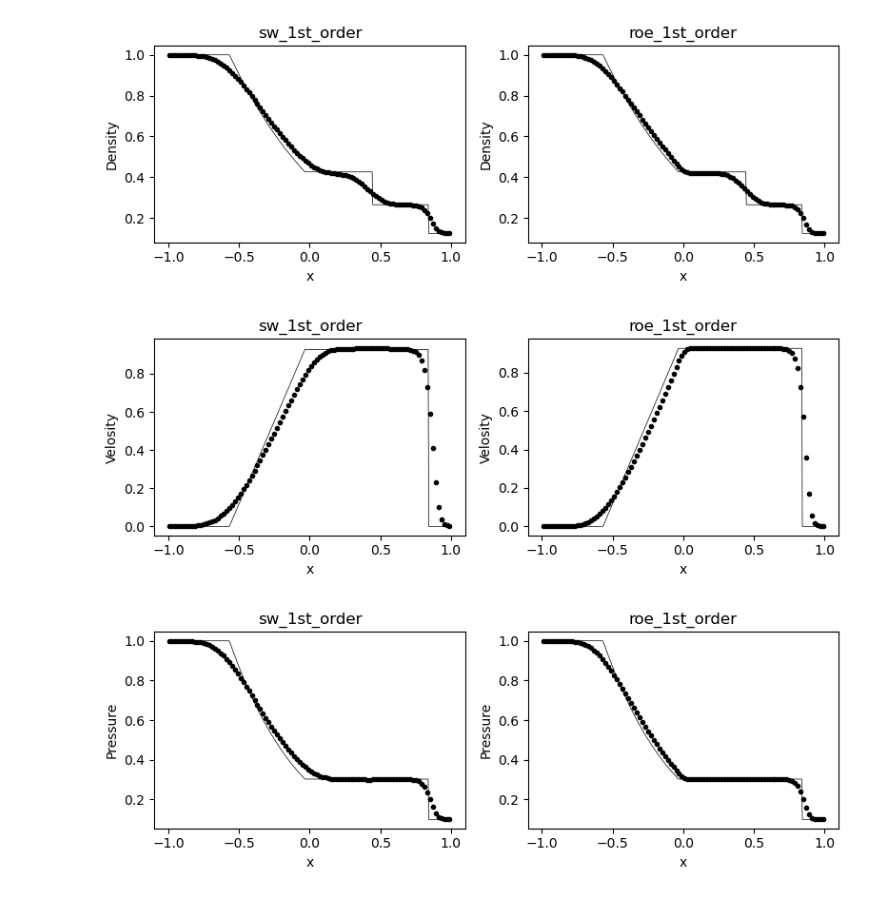
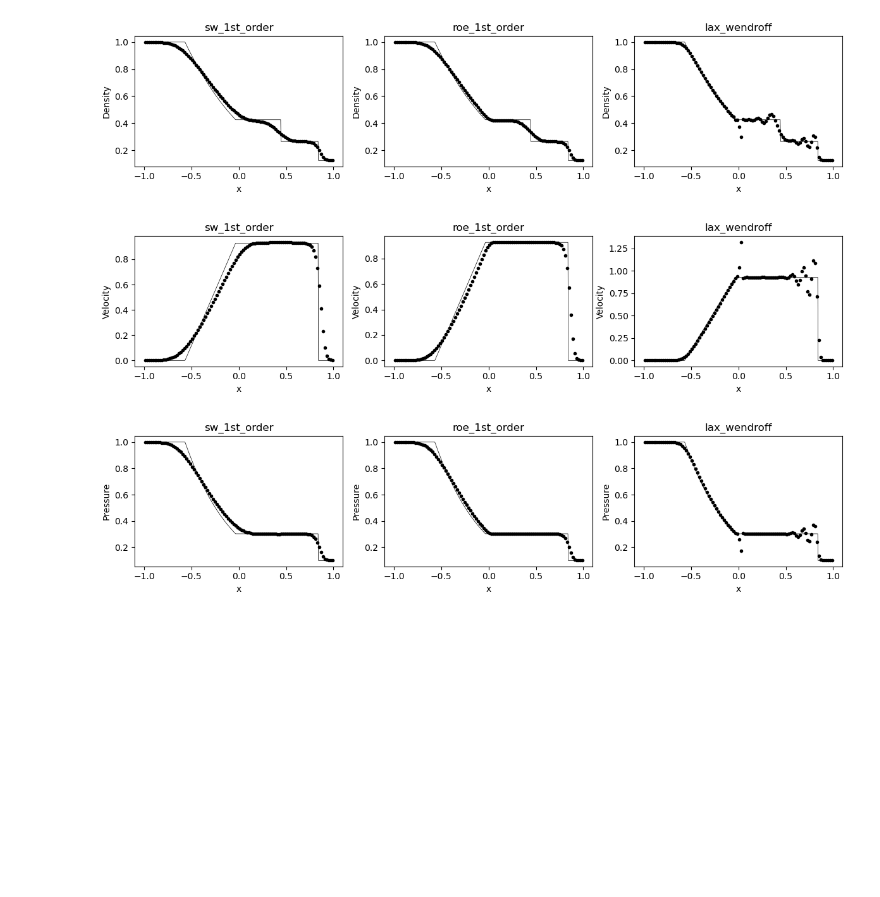
Before and after one commit to shohirose/basic-cfd3, a Jupyter notebook: plot.ipynb, the cells around one changed output. Cells and saved outputs as stored; diff of their text form; code cells hidden in the pictures; blank space fills up the shorter version.

Commit message:
Add Lax-Wendroff scheme

```diff
--- a/plot.ipynb
+++ b/plot.ipynb
@@ -19,39 +19,34 @@ def plot(ax: plt.Axes, dir: Path, filename:str, ylabel: str, case: str) -> None:
     ax.set_ylabel(ylabel)
     ax.set_title(case)
 # %%
-simulators = ["sw_1st_order", "roe_1st_order"]
-
-rho = np.loadtxt("result/sw_1st_order/rho.txt")
-u = np.loadtxt("result/sw_1st_order/u.txt")
-p = np.loadtxt("result/sw_1st_order/p.txt")
-x = np.linspace(-1, 1, 100)
+simulators = ["sw_1st_order", "roe_1st_order", "lax_wendroff"]
 
 rho_exact = np.loadtxt("exact_solution/rho.txt")
 u_exact = np.loadtxt("exact_solution/u.txt")
 p_exact = np.loadtxt("exact_solution/p.txt")
 x_exact = np.loadtxt("exact_solution/x.txt")
 
-fig1 = plt.figure(figsize=(8, 3))
+fig1 = plt.figure(figsize=(12, 3))
 for i, simulator in enumerate(simulators, 1):
-    ax = fig1.add_subplot(1, 2, i)
+    ax = fig1.add_subplot(1, 3, i)
     ax.plot(x_exact, rho_exact, 'k-', linewidth=0.5)
     plot(ax, Path(f"result/{simulator}"), "rho.txt", "Density", simulator)
 fig1.tight_layout()
 
-fig2 = plt.figure(figsize=(8, 3))
+fig2 = plt.figure(figsize=(12, 3))
 for i, simulator in enumerate(simulators, 1):
-    ax = fig2.add_subplot(1, 2, i)
+    ax = fig2.add_subplot(1, 3, i)
     ax.plot(x_exact, u_exact, 'k-', linewidth=0.5)
-    plot(ax, Path(f"result/{simulator}"), "u.txt", "Velosity", simulator)
+    plot(ax, Path(f"result/{simulator}"), "u.txt", "Velocity", simulator)
 fig2.tight_layout()
 
-fig3 = plt.figure(figsize=(8, 3))
+fig3 = plt.figure(figsize=(12, 3))
 for i, simulator in enumerate(simulators, 1):
-    ax = fig3.add_subplot(1, 2, i)
+    ax = fig3.add_subplot(1, 3, i)
     ax.plot(x_exact, p_exact, 'k-', linewidth=0.5)
     plot(ax, Path(f"result/{simulator}"), "p.txt", "Pressure", simulator)
 fig3.tight_layout()
 # %% [output]
-[figure, old version]
+[figure, new version]
-[figure, old version]
+[figure, new version]
-[figure, old version]
+[figure, new version]
```
Also changed, not shown: 8 other files.
